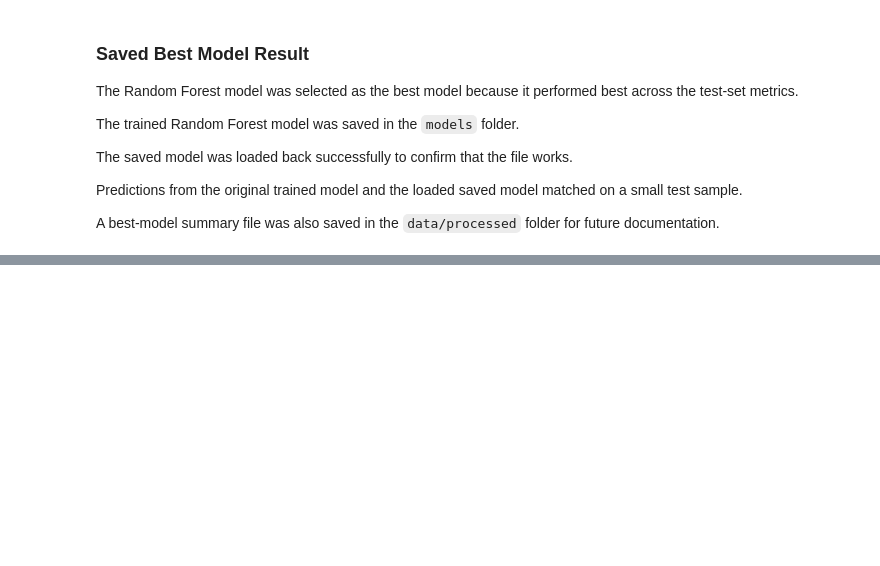
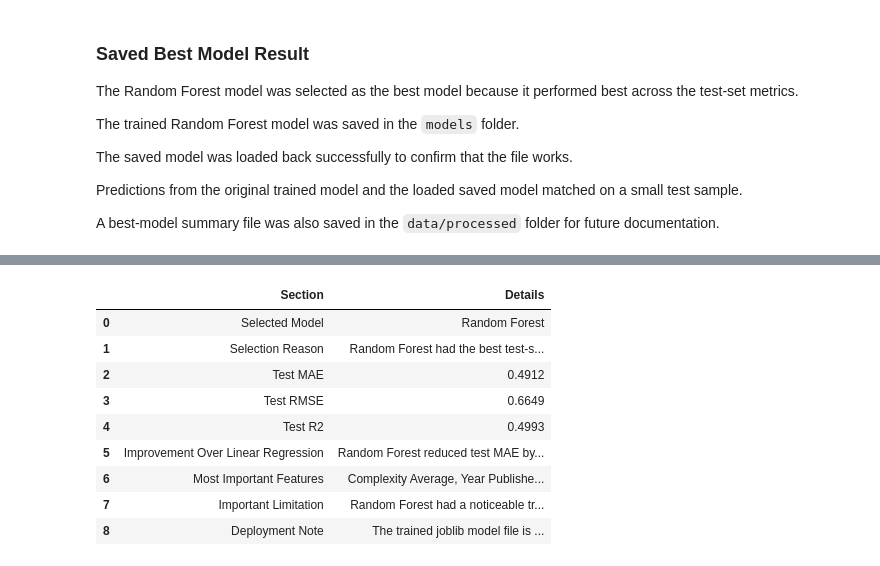
Before and after one commit to Agnogh/board-game-rating-predictor, a Jupyter notebook: notebooks/06_model_improvement_and_selection.ipynb, the cells around one changed output, grey strips where cells are left out. Cells and saved outputs as stored; diff of their text form; code cells hidden in the pictures; blank space fills up the shorter version.

```diff
--- a/notebooks/06_model_improvement_and_selection.ipynb
+++ b/notebooks/06_model_improvement_and_selection.ipynb
@@ -978,0 +989,73 @@ A best-model summary file was also saved in the `data/processed` folder for futu
+# %%
+# Create final model selection notes
+final_model_selection_notes = pd.DataFrame(
+    [
+        {
+            "Section": "Selected Model",
+            "Details": best_model_name
+        },
+        {
+            "Section": "Selection Reason",
+            "Details": (
+                "Random Forest had the best test-set MAE, RMSE, and R2 "
+                "among the models compared."
+            )
+        },
+        {
+            "Section": "Test MAE",
+            "Details": f"{random_forest_test_results['MAE']:.4f}"
+        },
+        {
+            "Section": "Test RMSE",
+            "Details": f"{random_forest_test_results['RMSE']:.4f}"
+        },
+        {
+            "Section": "Test R2",
+            "Details": f"{random_forest_test_results['R2']:.4f}"
+        },
+        {
+            "Section": "Improvement Over Linear Regression",
+            "Details": (
+                f"Random Forest reduced test MAE by "
+                f"{rf_mae_reduction_vs_linear:.4f} "
+                f"({rf_mae_reduction_percentage_vs_linear:.2f}%) "
+                f"and reduced test RMSE by "
+                f"{rf_rmse_reduction_vs_linear:.4f} "
+                f"({rf_rmse_reduction_percentage_vs_linear:.2f}%)."
+            )
+        },
+        {
+            "Section": "Most Important Features",
+            "Details": ", ".join(top_5_features)
+        },
+        {
+            "Section": "Important Limitation",
+            "Details": (
+                "Random Forest had a noticeable train/test performance gap, "
+                "which suggests some overfitting should be considered."
+            )
+        },
+        {
+            "Section": "Deployment Note",
+            "Details": (
+                "The trained joblib model file is generated locally and ignored "
+                "by Git because the uncompressed file exceeds GitHub's normal "
+                "file size limit. A smaller or compressed deployment-friendly "
+                "model artifact should be created before deployment."
+            )
+        }
+    ]
+)
+
+final_model_selection_notes
+# %% [output]
+|  | Section | Details |
+| 0 | Selected Model | Random Forest |
+| 1 | Selection Reason | Random Forest had the best test-s... |
+| 2 | Test MAE | 0.4912 |
+| 3 | Test RMSE | 0.6649 |
+| 4 | Test R2 | 0.4993 |
+| 5 | Improvement Over Linear Regression | Random Forest reduced test MAE by... |
+| 6 | Most Important Features | Complexity Average, Year Publishe... |
+| 7 | Important Limitation | Random Forest had a noticeable tr... |
+| 8 | Deployment Note | The trained joblib model file is ... |
```
Also changed, not shown: parts of 8 cells of this notebook, 1 other file.
